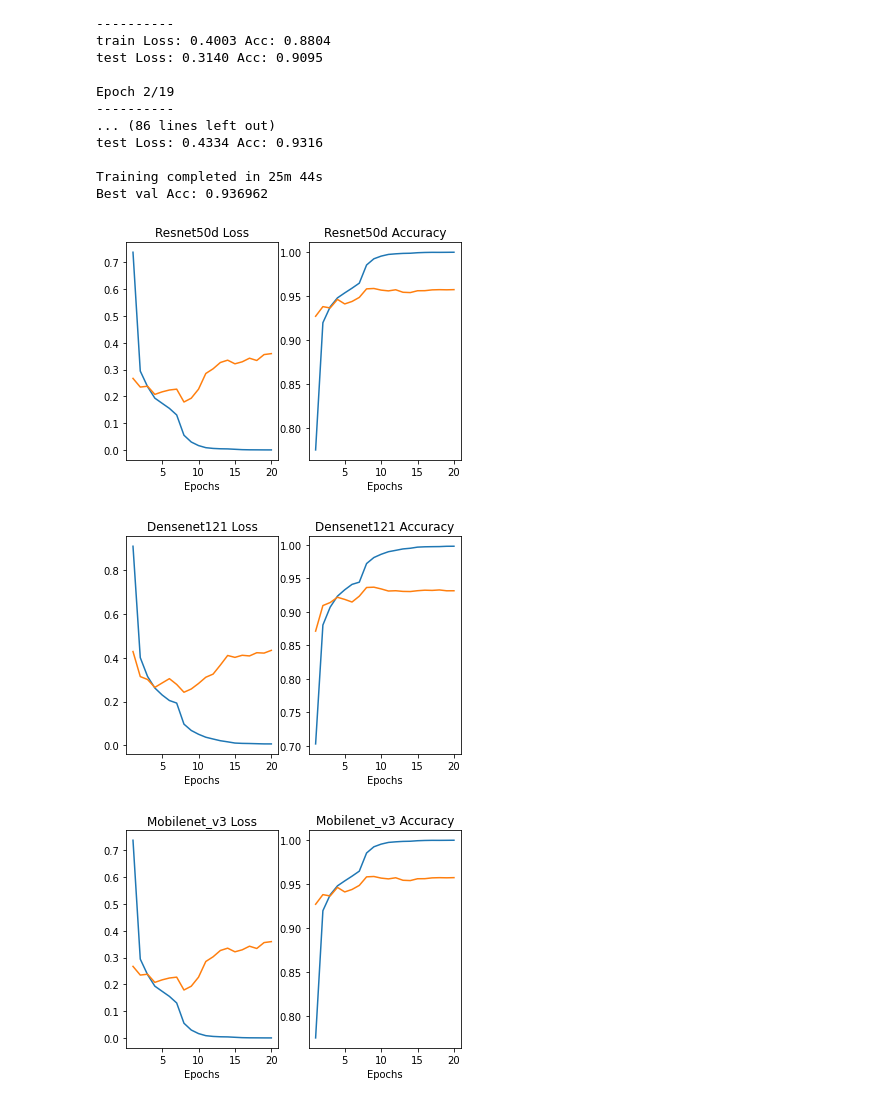
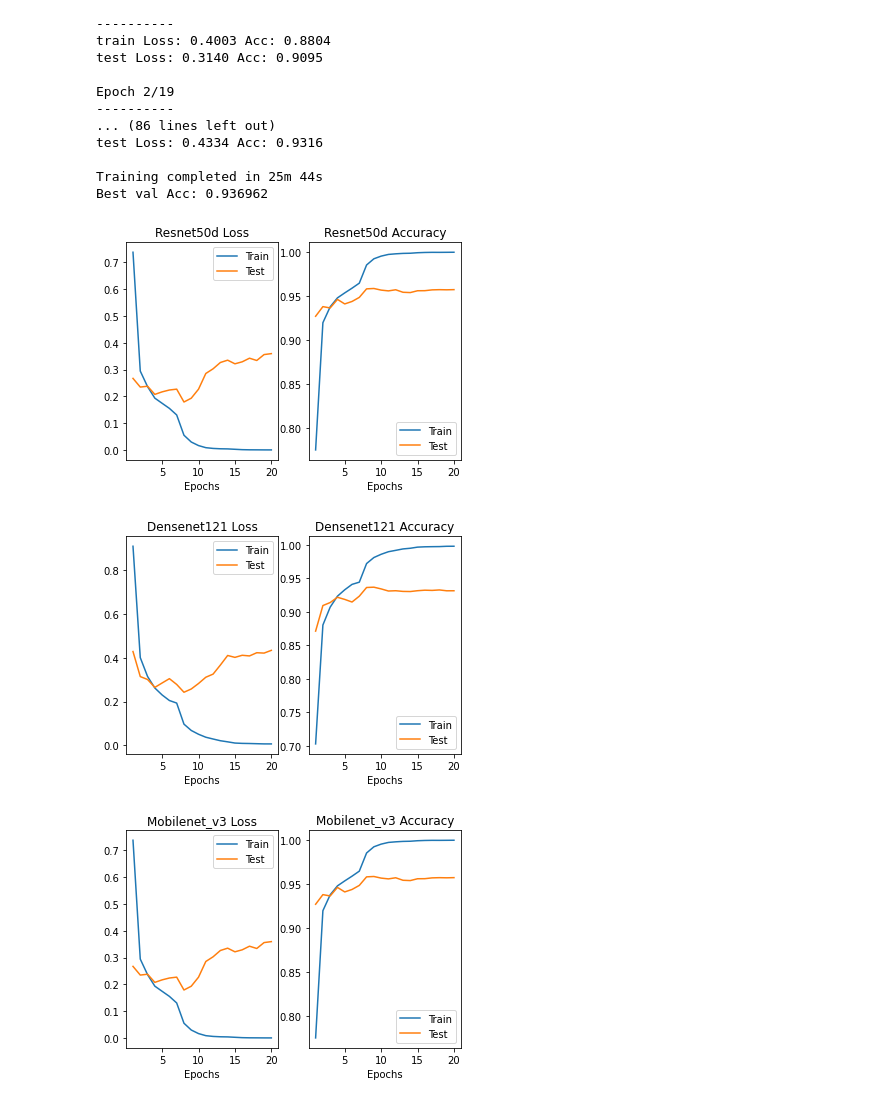
Before and after one commit to kiercvelasco/Deep-Learning, a Jupyter notebook: svhn_on_3_networks.ipynb, the cells around one changed output. Cells and saved outputs as stored; diff of their text form; code cells hidden in the pictures.

```diff
--- a/svhn_on_3_networks.ipynb
+++ b/svhn_on_3_networks.ipynb
@@ -302,45 +304,51 @@ plt.figure()
 plt.subplot(121)
 plt.plot(x_axis, R50d_loss['train'], label='Train')
 plt.plot(x_axis, R50d_loss['test'], label='Test')
+plt.legend()
 plt.xlabel('Epochs')
 plt.title('Resnet50d Loss')
 
 plt.subplot(122)
 plt.plot(x_axis, R50d_acc['train'], label='Train')
 plt.plot(x_axis, R50d_acc['test'], label='Test')
+plt.legend()
 plt.xlabel('Epochs')
 plt.title('Resnet50d Accuracy')
 
 plt.figure()
 
 plt.subplot(121)
 plt.plot(x_axis, Mv3_loss['train'], label='Train')
 plt.plot(x_axis, Mv3_loss['test'], label='Test')
+plt.legend()
 plt.xlabel('Epochs')
 plt.title('Densenet121 Loss')
 
 plt.subplot(122)
 plt.plot(x_axis, Mv3_acc['train'], label='Train')
 plt.plot(x_axis, Mv3_acc['test'], label='Test')
+plt.legend()
 plt.xlabel('Epochs')
 plt.title('Densenet121 Accuracy')
 
 plt.figure()
 
 plt.subplot(121)
 plt.plot(x_axis, R50d_loss['train'], label='Train')
 plt.plot(x_axis, R50d_loss['test'], label='Test')
+plt.legend()
 plt.xlabel('Epochs')
 plt.title('Mobilenet_v3 Loss')
 
 plt.subplot(122)
 plt.plot(x_axis, R50d_acc['train'], label='Train')
 plt.plot(x_axis, R50d_acc['test'], label='Test')
+plt.legend()
 plt.xlabel('Epochs')
 plt.title('Mobilenet_v3 Accuracy')
 
 plt.show()
 # %% [output]
-[figure, old version]
+[figure, new version]
-[figure, old version]
+[figure, new version]
-[figure, old version]
+[figure, new version]
```
Also changed, not shown: parts of 2 cells of this notebook.
